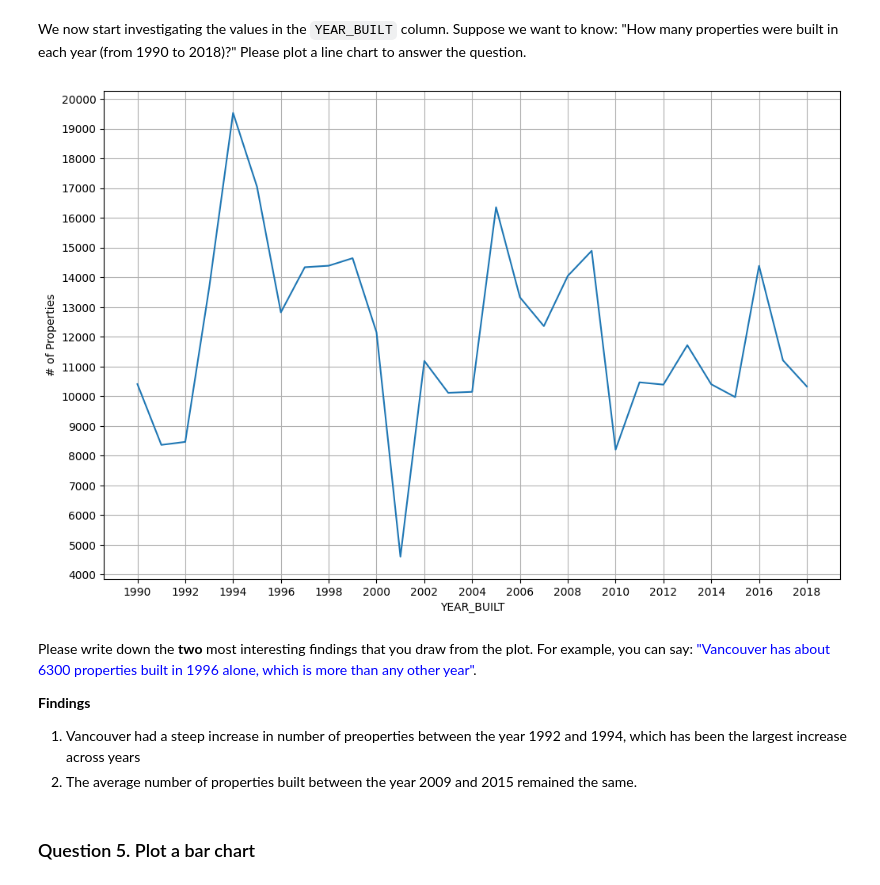
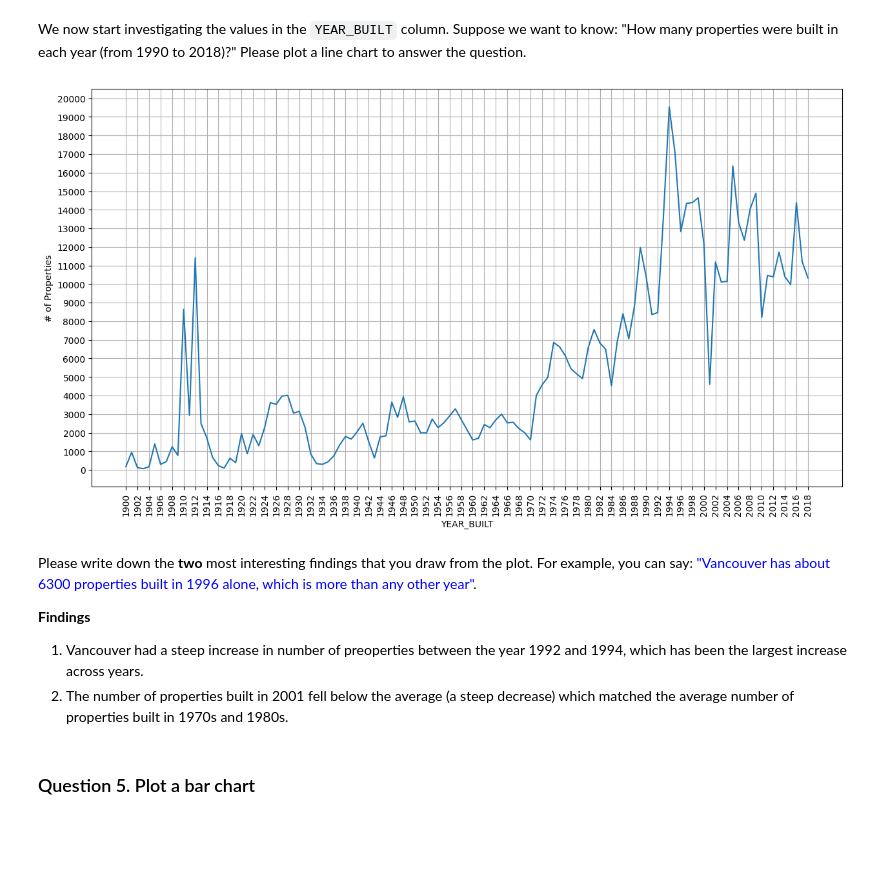
Before and after one commit to kgdarshaun/bigdata-cmpt733, a Jupyter notebook: Assignments/A3/A3.ipynb, the cells around one changed output. Drawn from its saved outputs; the diff is of its cells as text; code cells hidden in the pictures; blank space fills up the shorter version.

```diff
--- a/Assignments/A3/A3.ipynb
+++ b/Assignments/A3/A3.ipynb
@@ -111,23 +111,24 @@ We now start investigating the values in the `YEAR_BUILT` column. Suppose we wan
 # %%
 # --- Write your code below ---
 year_built_count = df.groupby('YEAR_BUILT').size().reset_index(name='count').apply(lambda x: x).astype(int)
 
 # sns.set(rc={'figure.figsize':(8, 5)})
-with plt.rc_context({'figure.figsize': (12,8)}):
-	ax = sns.lineplot(data=year_built_count[year_built_count['YEAR_BUILT'].between(1990, 2018)], x='YEAR_BUILT', y='count')
+with plt.rc_context({'figure.figsize': (15,8)}):
+	ax = sns.lineplot(data=year_built_count[year_built_count['YEAR_BUILT'].between(1900, 2018)], x='YEAR_BUILT', y='count')
 	ax.set(ylabel='# of Properties')
-	ax.set_xticks(range(1990, 2019, 2))
-	ax.set_yticks(range(4000, 20500, 1000))
+	ax.set_xticks(range(1900, 2020, 2))
+	ax.set_yticks(range(0, 20500, 1000))
+	ax.set_xticklabels(ax.get_xticks(), rotation = 90)
 	plt.grid()
 	plt.show()
 # %% [output]
-[figure, old version]
+[figure, new version]
 # %% [markdown]
 Please write down the **two** most interesting findings that you draw from the plot. For example, you can say: <font color='blue'>"Vancouver has about 6300 properties built in 1996 alone, which is more than any other year"</font>.
 
 **Findings**
-1. Vancouver had a steep increase in number of preoperties between the year 1992 and 1994, which has been the largest increase across years
-2. The average number of properties built between the year 2009 and 2015 remained the same.
+1. Vancouver had a steep increase in number of preoperties between the year 1992 and 1994, which has been the largest increase across years.
+2. The number of properties built in 2001 fell below the average (a steep decrease) which matched the average number of properties built in 1970s and 1980s.
 # %% [markdown]
 ### Question 5. Plot a bar chart
 # %% [markdown]
```
Also changed, not shown: parts of 3 cells of this notebook.
